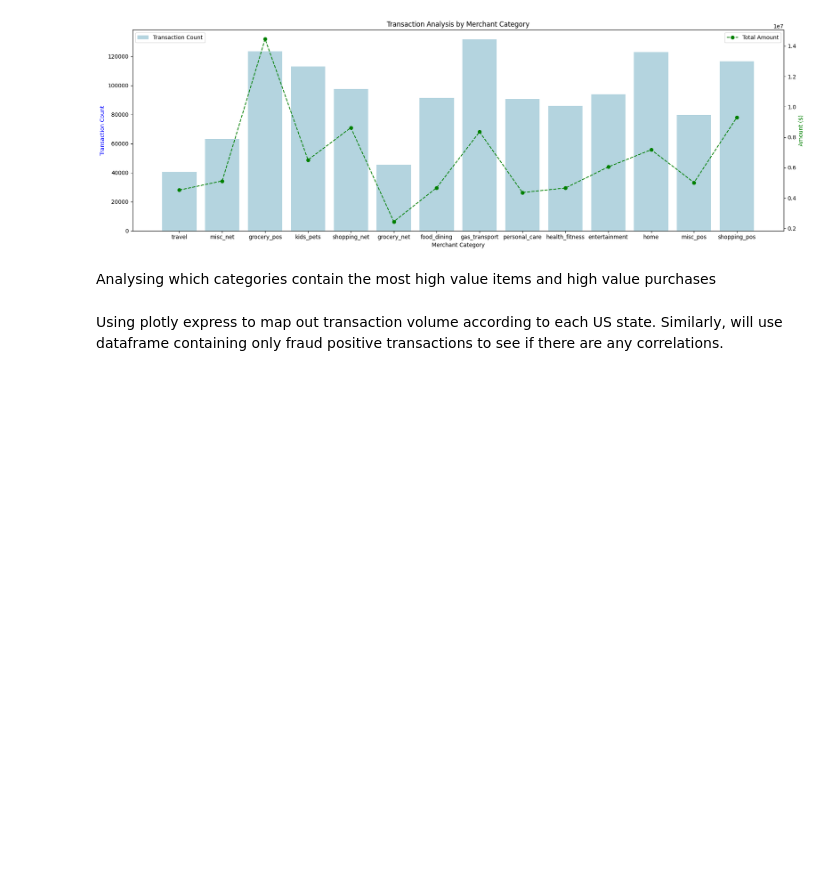
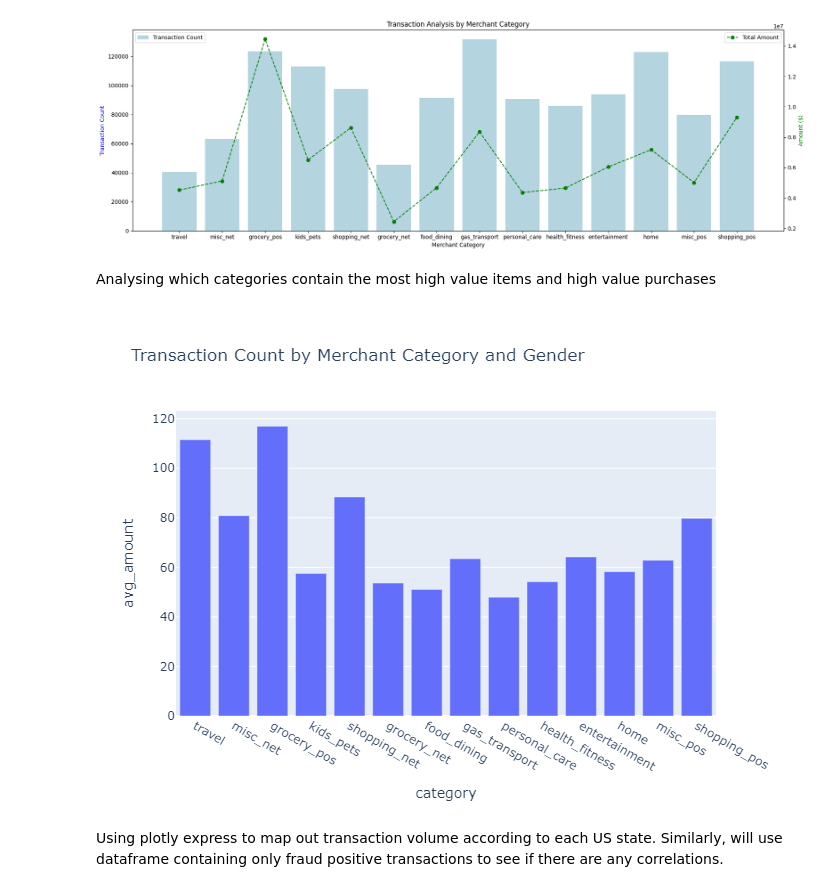
Before and after one commit to edwindaryy/what_cc_numbers_mean, a Jupyter notebook: paynet.ipynb, the cells around one changed output. Drawn from its saved outputs; the diff is of its cells as text; code cells hidden in the pictures; blank space fills up the shorter version.

```diff
--- a/paynet.ipynb
+++ b/paynet.ipynb
@@ -141,13 +144,18 @@ Analysing which categories contain the most high value items and high value purc
 # %%
 fig = px.bar(
     pd_df,
     x='category',
     y='avg_amount',
     title='Transaction Count by Merchant Category and Gender',
     labels={'merchant_category': 'Merchant Category', 'transaction_count': 'Transaction Count'}
 )
 
-fig.show()
+# fig.show() #uncomment for interactivity in Jupyter nb
+fig.write_image("plot.png")
+img = Image.open("plot.png")
+display(img)
+# %% [output]
+[figure, added]
 # %% [markdown]
 Using plotly express to map out transaction volume according to each US state.
 Similarly, will use dataframe containing only fraud positive transactions to see if there are any correlations.
```
Also changed, not shown: parts of 5 cells of this notebook.
